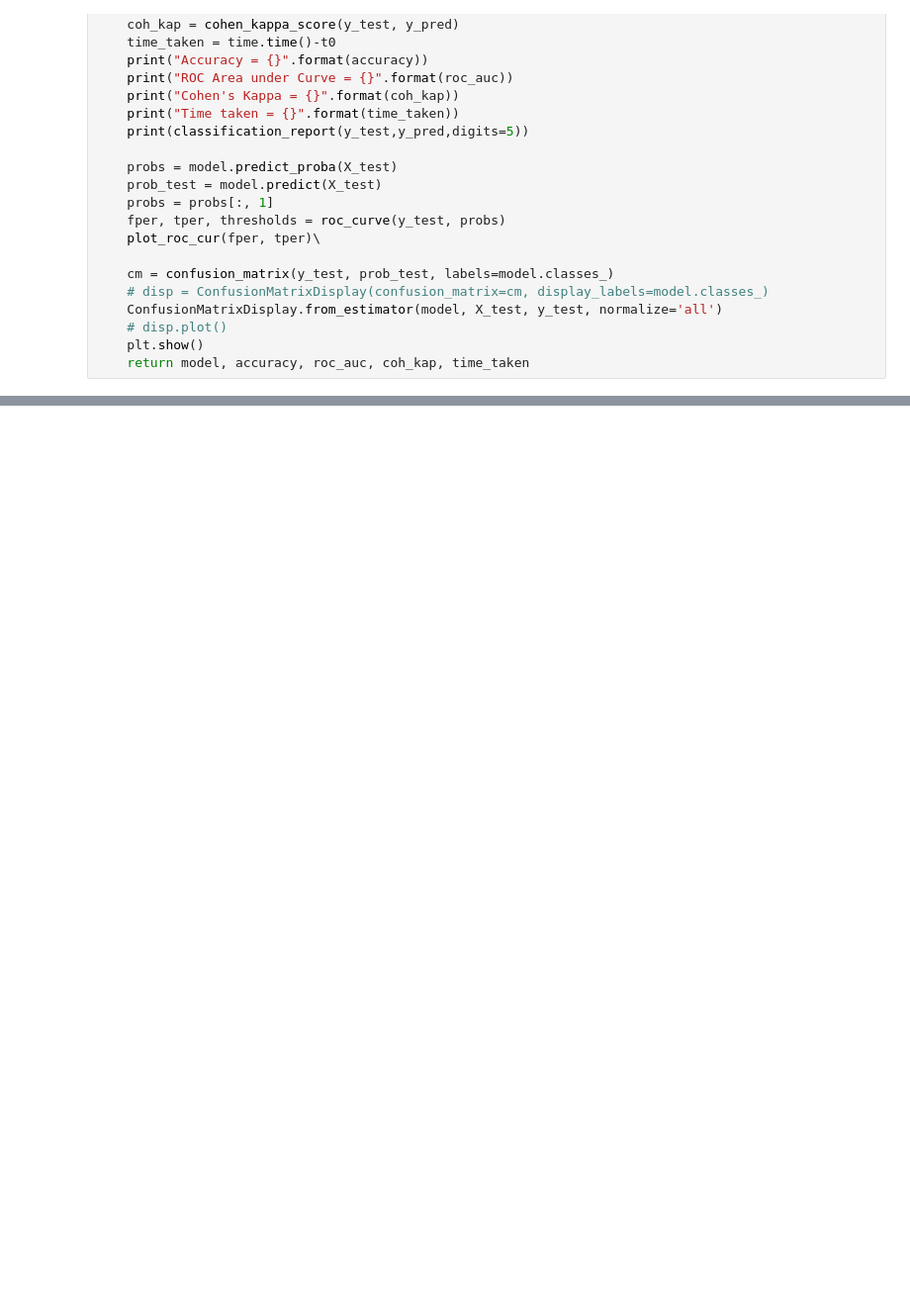
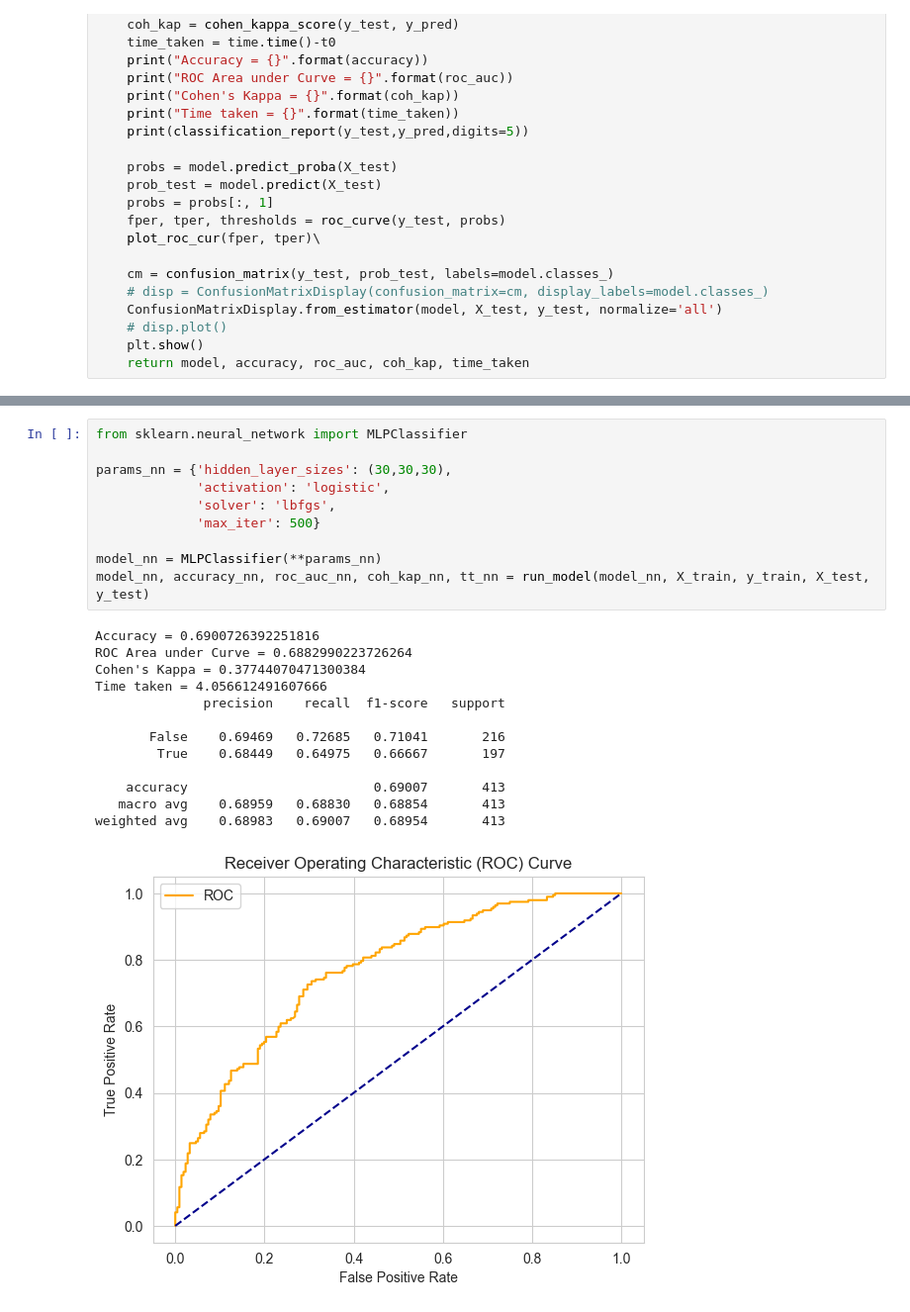
Before and after one commit to drinkincode/worldcup_predic_ml, a Jupyter notebook: worldcup_predic_notebook.ipynb, the cells around one changed output, grey strips where cells are left out. Shown at 99% size. Saved outputs shown, nothing was run; the diff lists cells and outputs as text; blank space fills up the shorter version.

```diff
--- a/worldcup_predic_notebook.ipynb
+++ b/worldcup_predic_notebook.ipynb
@@ -397,0 +398,24 @@ weighted avg    0.63386   0.63438   0.63367       413
+# %%
+from sklearn.neural_network import MLPClassifier
+
+params_nn = {'hidden_layer_sizes': (30,30,30),
+             'activation': 'logistic',
+             'solver': 'lbfgs',
+             'max_iter': 500}
+
+model_nn = MLPClassifier(**params_nn)
+model_nn, accuracy_nn, roc_auc_nn, coh_kap_nn, tt_nn = run_model(model_nn, X_train, y_train, X_test, y_test)
+# %% [output]
+Accuracy = 0.6900726392251816
+ROC Area under Curve = 0.6882990223726264
+Cohen's Kappa = 0.37744070471300384
+Time taken = 4.056612491607666
+              precision    recall  f1-score   support
+
+       False    0.69469   0.72685   0.71041       216
+        True    0.68449   0.64975   0.66667       197
+
+    accuracy                        0.69007       413
+   macro avg    0.68959   0.68830   0.68854       413
+weighted avg    0.68983   0.69007   0.68954       413
+[figure, added]
```
Also changed, not shown: parts of 9 cells of this notebook.
